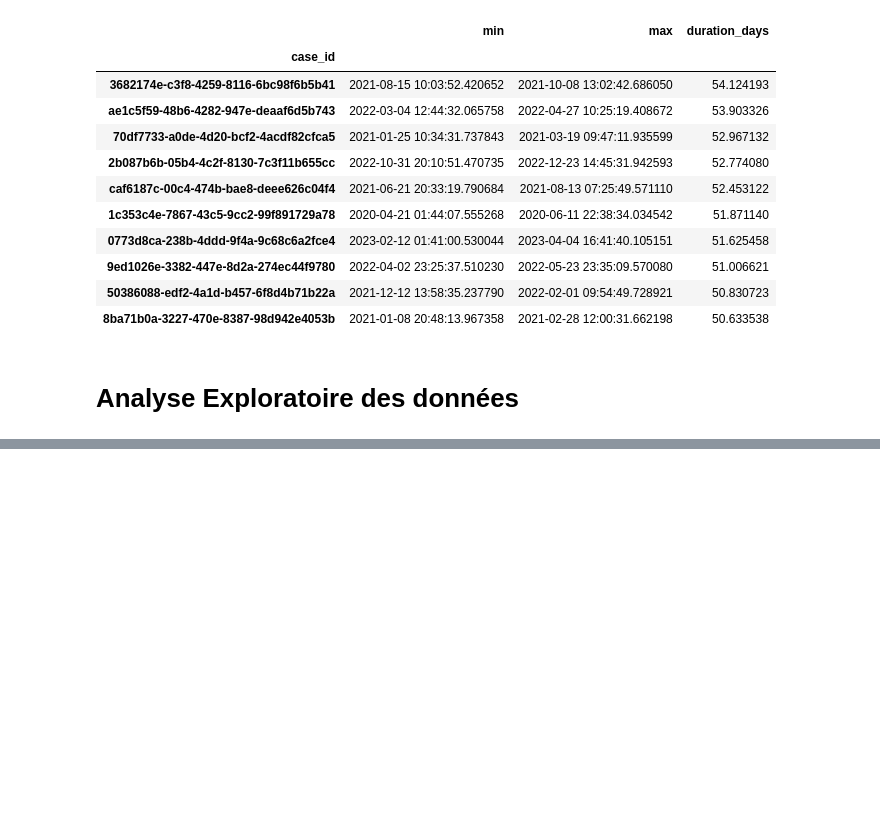
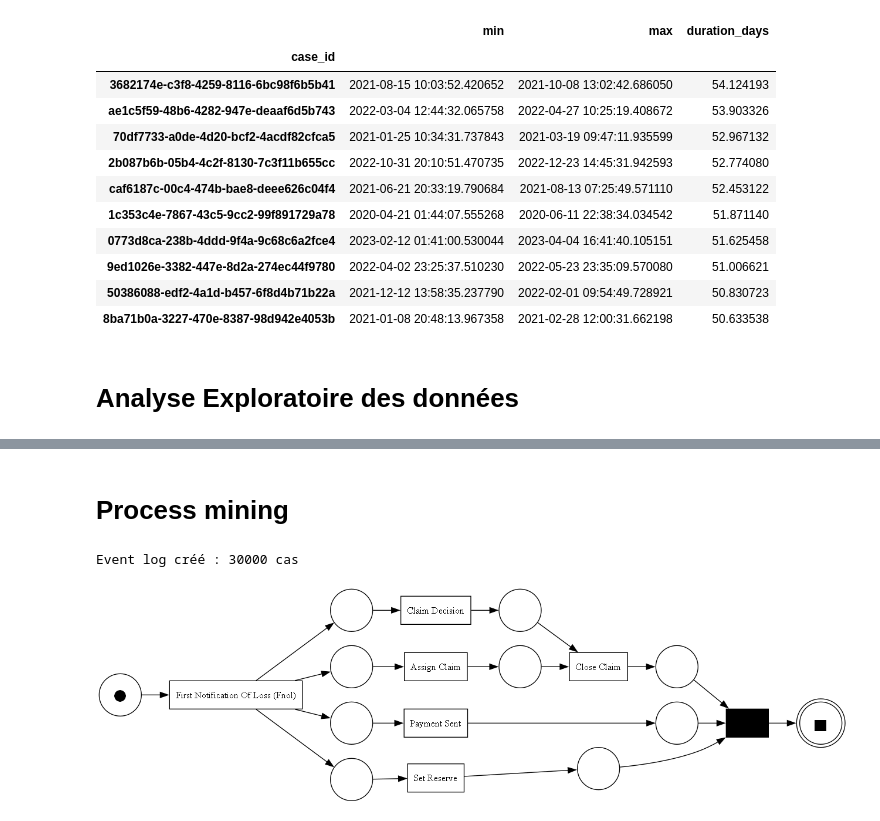
Before and after one commit to joviale08/process-mining-optimization, a Jupyter notebook: app/notebook.ipynb, the cells around one changed output, grey strips where cells are left out. Cells and saved outputs as stored; diff of their text form; code cells hidden in the pictures; blank space fills up the shorter version.

Commit message:
process mining

```diff
--- a/app/notebook.ipynb
+++ b/app/notebook.ipynb
@@ -440,0 +405,29 @@ for col in num_cols:
+# %% [markdown]
+# Process mining
+# %%
+# Event log préparation
+import pm4py
+
+log = pm4py.format_dataframe(
+    data,
+    case_id="case_id",
+    activity_key="activity_name",
+    timestamp_key="timestamp"
+)
+
+event_log = pm4py.convert_to_event_log(log)
+
+print("Event log créé :", len(event_log), "cas")
+# %% [output]
+Event log créé : 30000 cas
+# %%
+# Découverte de processus
+
+from pm4py.algo.discovery.inductive import algorithm as inductive_miner
+
+process_tree = inductive_miner.apply(event_log)
+net, im, fm = pm4py.convert_to_petri_net(process_tree)
+
+pm4py.view_petri_net(net, im, fm)
+# %% [output]
+[figure, added]
```
Also changed, not shown: parts of 16 cells of this notebook.
